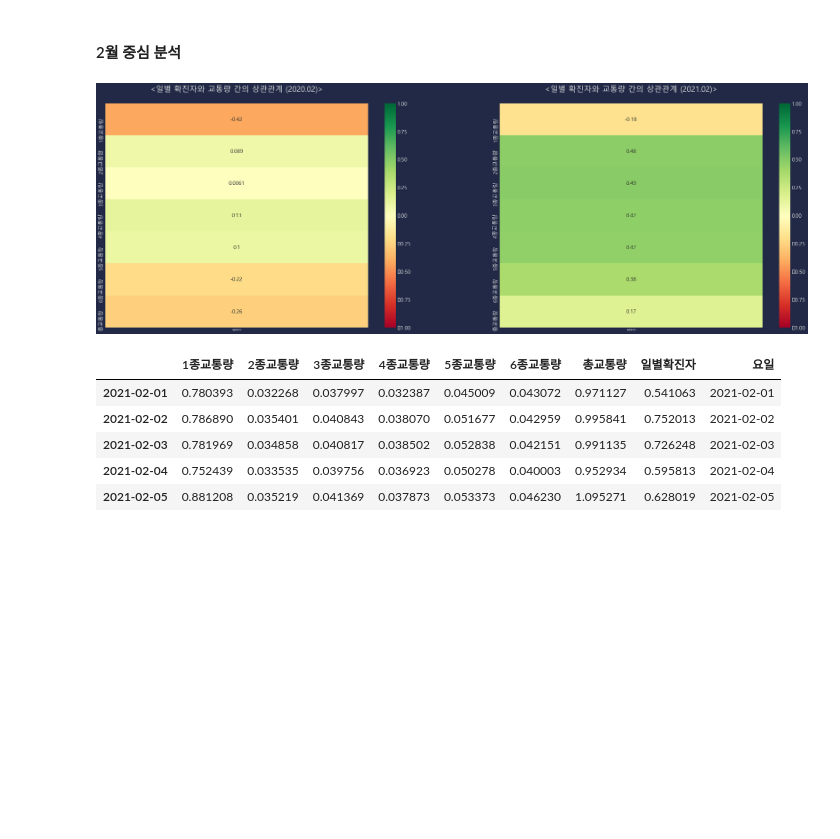
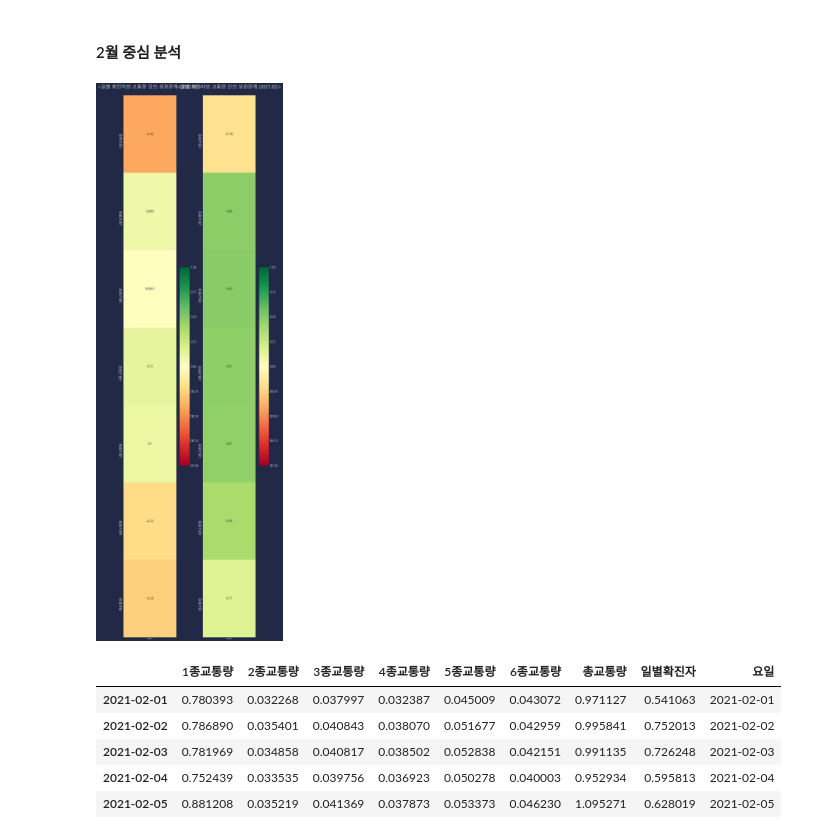
Before and after one commit to WooShangHyeon/damentor_3, a Jupyter notebook: FINAL_SAMHYUNTECH-시각화2.ipynb, the cells around one changed output. Cells and saved outputs as stored; diff of their text form; code cells hidden in the pictures; blank space fills up the shorter version.

```diff
--- a/FINAL_SAMHYUNTECH-시각화2.ipynb
+++ b/FINAL_SAMHYUNTECH-시각화2.ipynb
@@ -723,17 +764,17 @@ feb_2020_covid_traffic=feb_traffic_data.join(feb_covid_data_new['일별확진자
 feb_2021_covid_traffic=lastfeb_traffic_data.join(lastfeb_covid_data_n['일별확진자'], how='inner')
 # %%
 fig, axes=plt.subplots(ncols=2)
-fig.set_size_inches(30,10)
+fig.set_size_inches(10,40)
 axes[0].set(title='<일별 확진자와 교통량 간의 상관관계 (2020.02)>\n')
 axes[1].set(title='<일별 확진자와 교통량 간의 상관관계 (2021.02)>\n')
 feb_2020_covid_traffic_heat=heat(feb_2020_covid_traffic)
 sns.heatmap(feb_2020_covid_traffic_heat, vmin=-1, vmax=1, annot=True,ax=axes[0],cmap='RdYlGn')
 feb_2021_covid_traffic_heat=heat(feb_2021_covid_traffic)
 sns.heatmap(feb_2021_covid_traffic_heat, vmin=-1, vmax=1, annot=True,ax=axes[1],cmap='RdYlGn')
 
 plt.show()
 # %% [output]
-[figure, old version]
+[figure, new version]
 # %%
 feb_2020_covid_traffic['요일']=feb_2020_covid_traffic.index
 feb_2021_covid_traffic['요일']=feb_2021_covid_traffic.index
```
Also changed, not shown: parts of 8 cells of this notebook.
